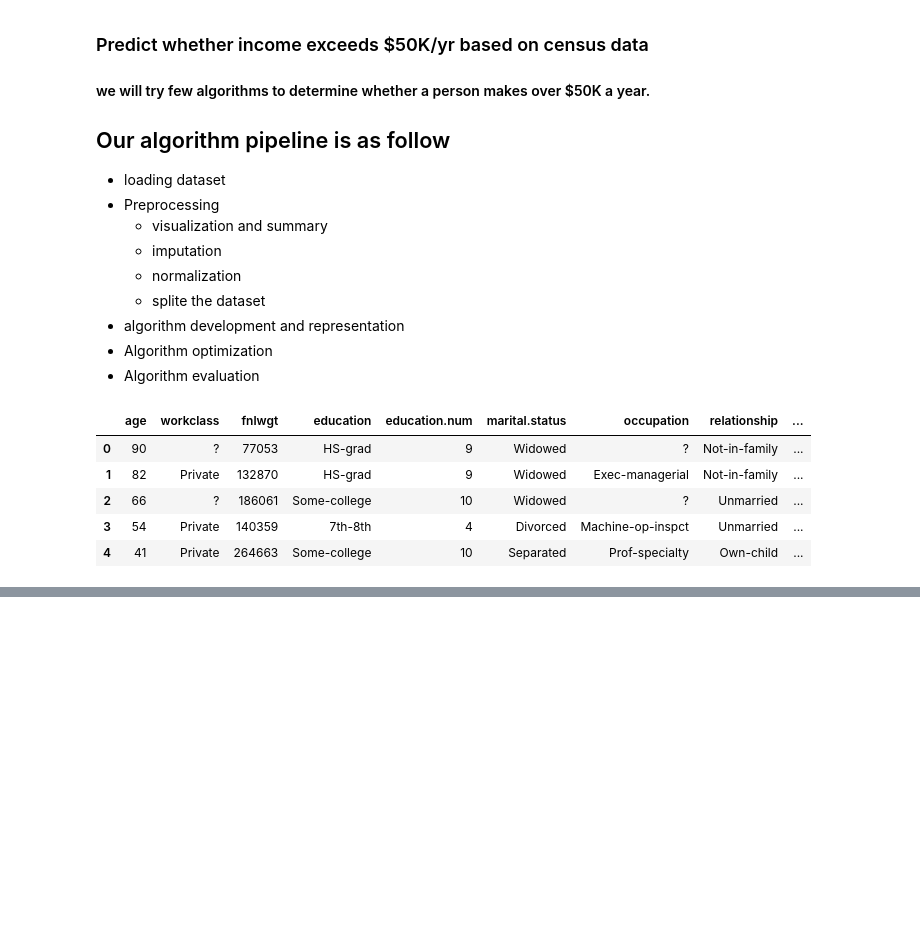
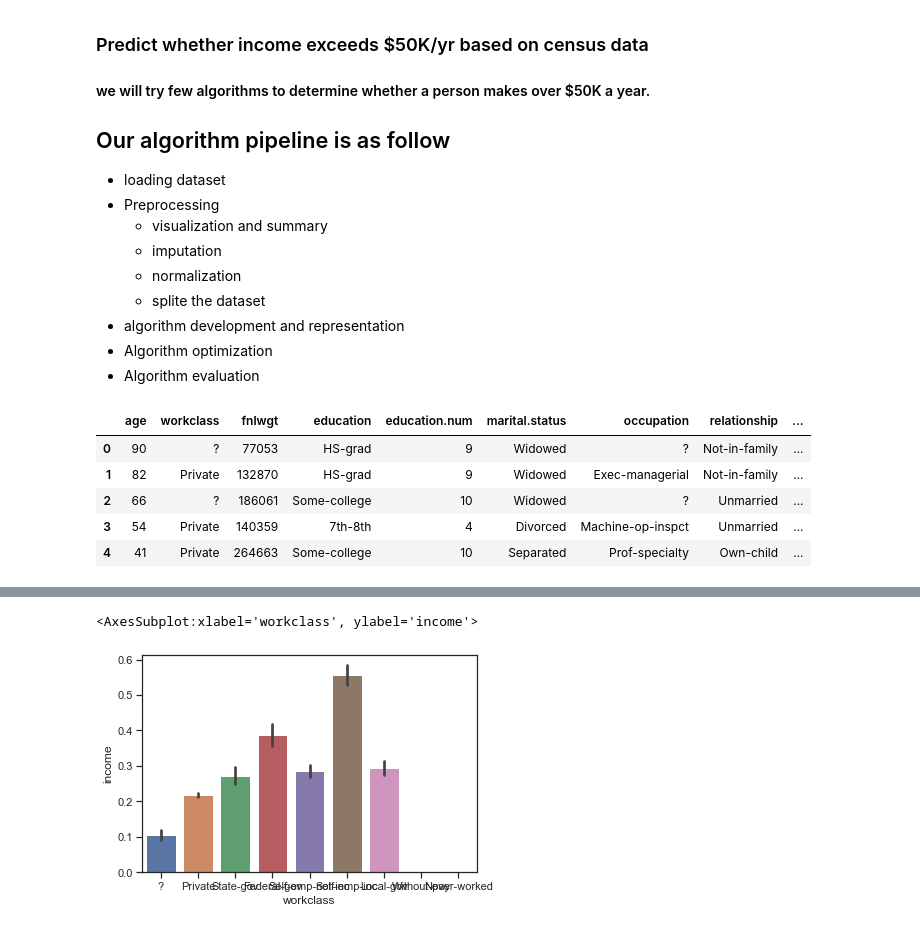
Before and after one commit to hamzeasadi/computational-ml, a Jupyter notebook: NaiveBayes/AdultCensusIncome.ipynb, the cells around one changed output, grey strips where cells are left out. Cells and saved outputs as stored; diff of their text form; code cells hidden in the pictures; blank space fills up the shorter version.

```diff
--- a/NaiveBayes/AdultCensusIncome.ipynb
+++ b/NaiveBayes/AdultCensusIncome.ipynb
@@ -54,0 +95,7 @@ CD_imputed_X = X.fillna(method='ffill', inplace=True)
+# %%
+sns.barplot(x=dataset['workclass'], y=dataset['income'], data=dataset)
+
+# plt.xticks(rotation = 90)
+# %% [output]
+<AxesSubplot:xlabel='workclass', ylabel='income'>
+[figure, added]
```
Also changed, not shown: parts of 20 cells of this notebook.
